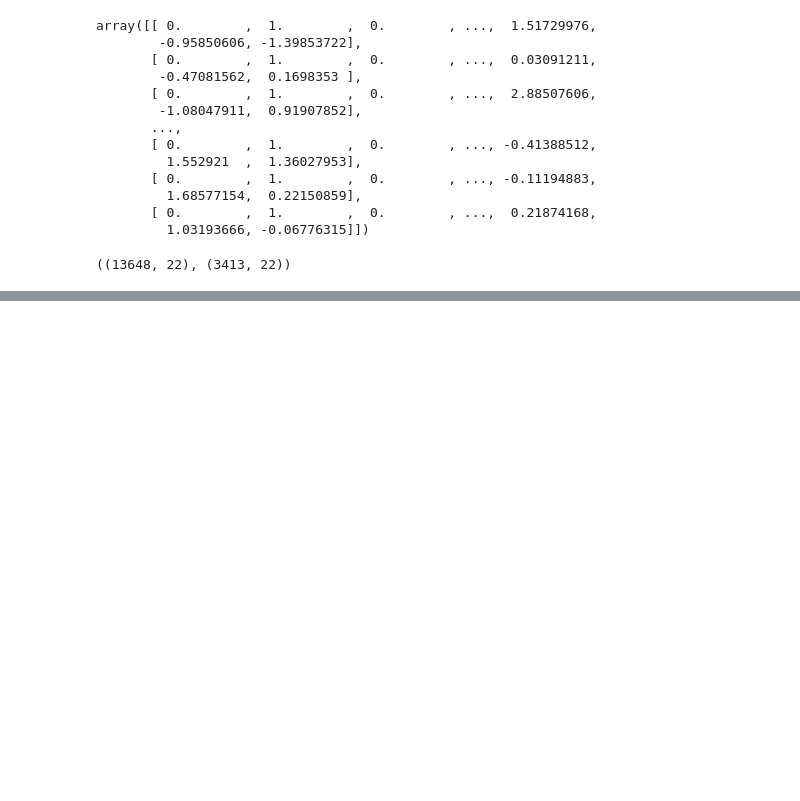
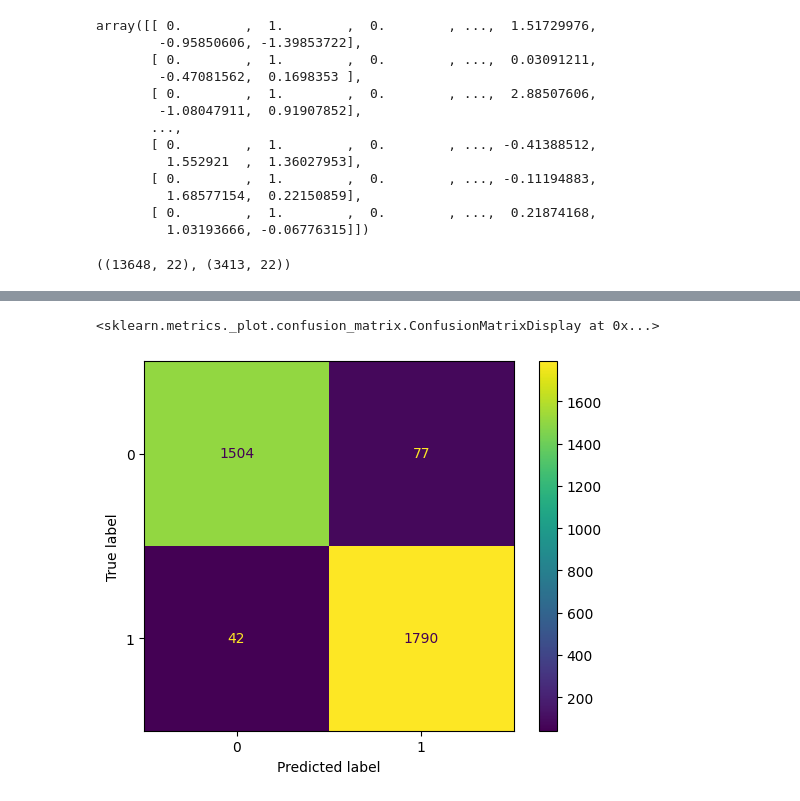
Before and after one commit to sauravyadav7721/Global-Mobility-Application-Analyzer, a Jupyter notebook: notebook/feature_eng.ipynb, the cells around one changed output, grey strips where cells are left out. Cells and saved outputs as stored; diff of their text form; code cells hidden in the pictures; blank space fills up the shorter version.

Commit message:
model trained

```diff
--- a/notebook/feature_eng.ipynb
+++ b/notebook/feature_eng.ipynb
@@ -458,0 +499,10 @@ Fitting 3 folds for each of 40 candidates, totalling 120 fits
+# %%
+best_model = KNeighborsClassifier(**model_param['KNN'])
+best_model = best_model.fit(X_train, y_train)
+y_pred = best_model.predict(X_test)
+score = accuracy_score(y_test, y_pred)
+cr = classification_report(y_test, y_pred)
+
+print("Final model KNN")
+print(f"Accuracy: {score:.4f}")
+print(f"Classification Report:{cr}")
@@ -458,0 +520,6 @@ Fitting 3 folds for each of 40 candidates, totalling 120 fits
+# %%
+from sklearn.metrics import ConfusionMatrixDisplay
+ConfusionMatrixDisplay.from_estimator(best_model, X_test, y_test)
+# %% [output]
+<sklearn.metrics._plot.confusion_matrix.ConfusionMatrixDisplay at 0x...>
+[figure, added]
```
Also changed, not shown: parts of 7 cells of this notebook, 3 other files.
